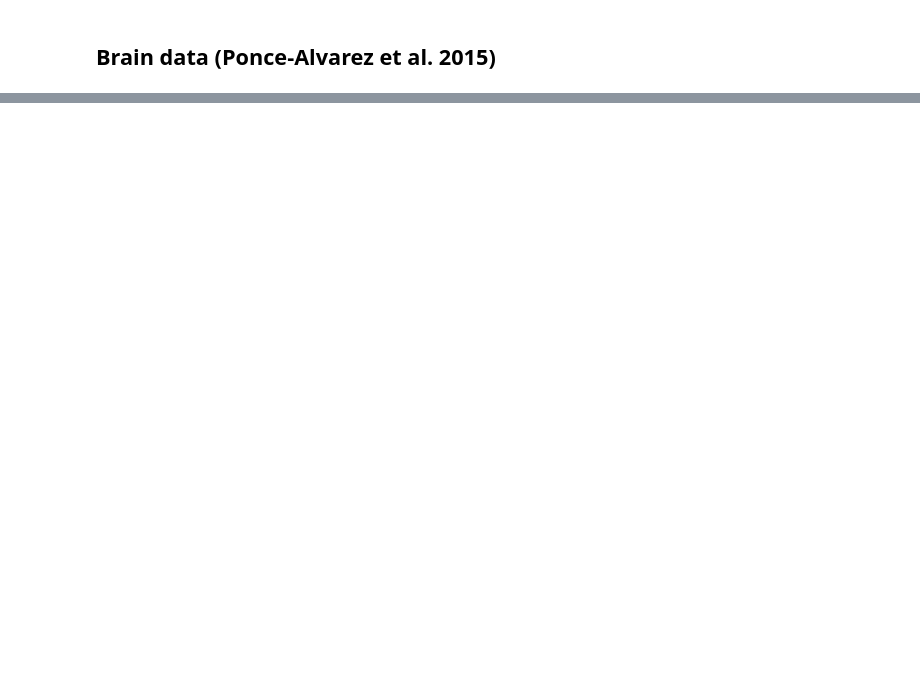
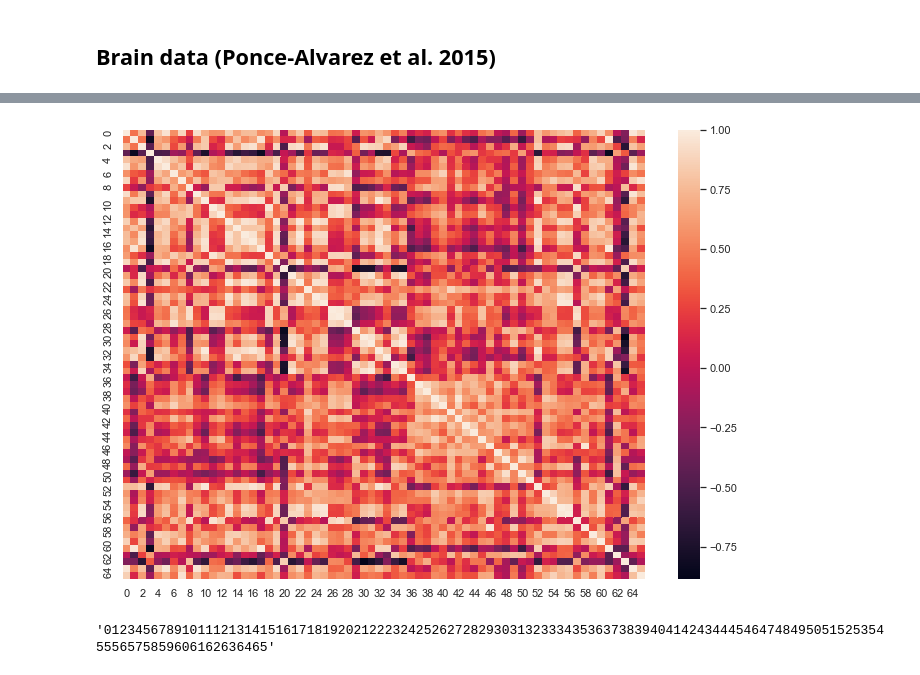
Before and after one commit to rnartallo/kuramotocontrol, a Jupyter notebook: MainNotebook.ipynb, the cells around one changed output, grey strips where cells are left out. Saved outputs shown, nothing was run; the diff lists cells and outputs as text; code cells hidden in the pictures; blank space fills up the shorter version.

```diff
--- a/MainNotebook.ipynb
+++ b/MainNotebook.ipynb
@@ -236,0 +242,19 @@ DataAsArray[:,0].shape
+# %%
+Cos_Phase_Differences = np.zeros((N,N,20))
+for i in range(0,20):
+    for j in range(0,N):
+        for k in range(0,N):
+            Cos_Phase_Differences[j][k][i] = np.cos(instantaneous_phase[i][k]-instantaneous_phase[i][j])
+Average_Cos_Phase_Difference = np.mean(Cos_Phase_Differences,axis=2)
+label66 =''
+for i in range(0,N):
+    label66+=str(i+1)
+ax= sns.heatmap(Average_Cos_Phase_Difference.T)
+ax.invert_yaxis
+plt.show()
+# %% [output]
+[figure, added]
+# %%
+label66
+# %% [output]
+'01234567891011121314151617181920212223242526272829303132333435363738394041424344454647484950515253545556575859606162636465'
```
Also changed, not shown: parts of 10 cells of this notebook, 1 other file.
